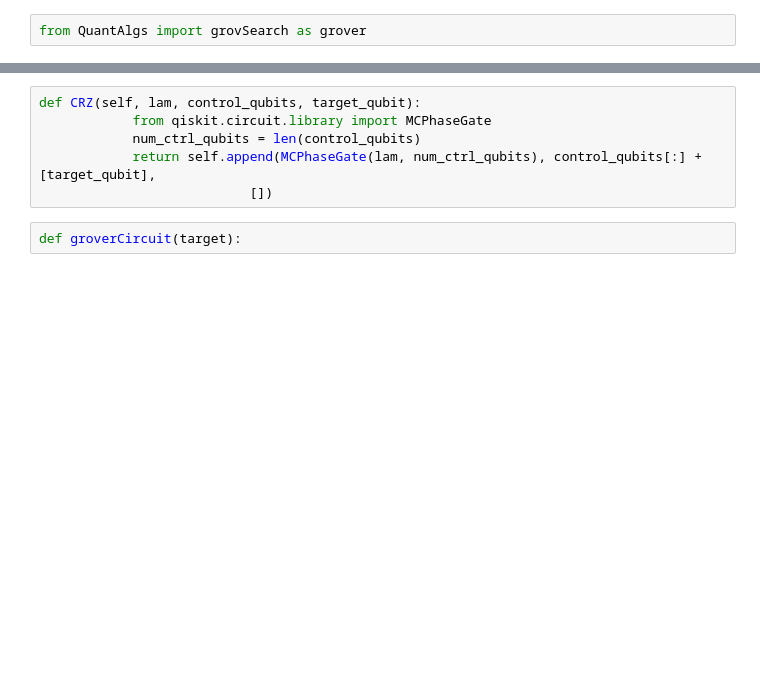
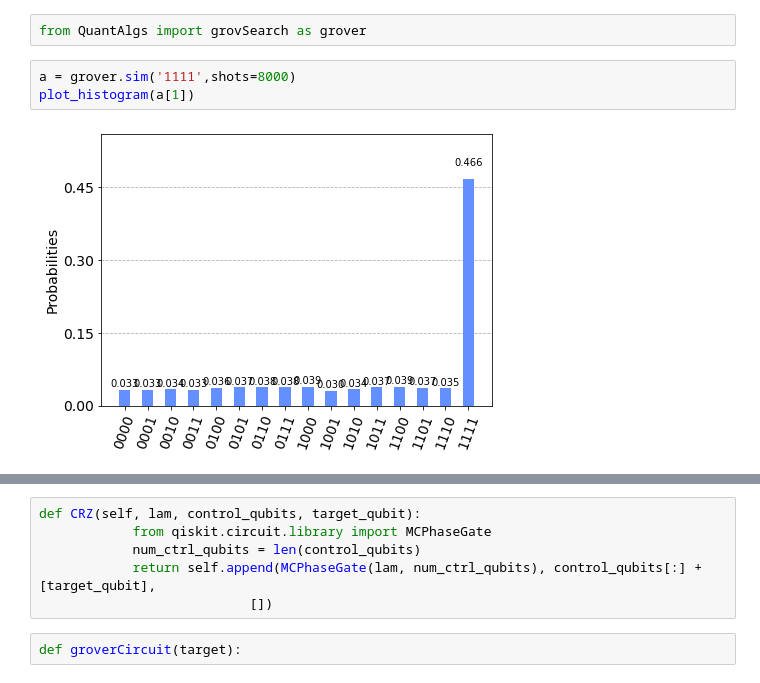
Before and after one commit to theheavygluon/QuantumComputingPrereqs, a Jupyter notebook: QuantAlgs/Documentation_v1.ipynb, the cells around one changed output, grey strips where cells are left out. Cells and saved outputs as stored; diff of their text form; blank space fills up the shorter version.

```diff
--- a/QuantAlgs/Documentation_v1.ipynb
+++ b/QuantAlgs/Documentation_v1.ipynb
@@ -339,3 +339,8 @@ a.draw('mpl')
 # %%
 from QuantAlgs import grovSearch as grover
+# %%
+a = grover.sim('1111',shots=8000)
+plot_histogram(a[1])
+# %% [output]
+[figure, added]
 # %%
```
Also changed, not shown: parts of 16 cells of this notebook, 4 other files.
